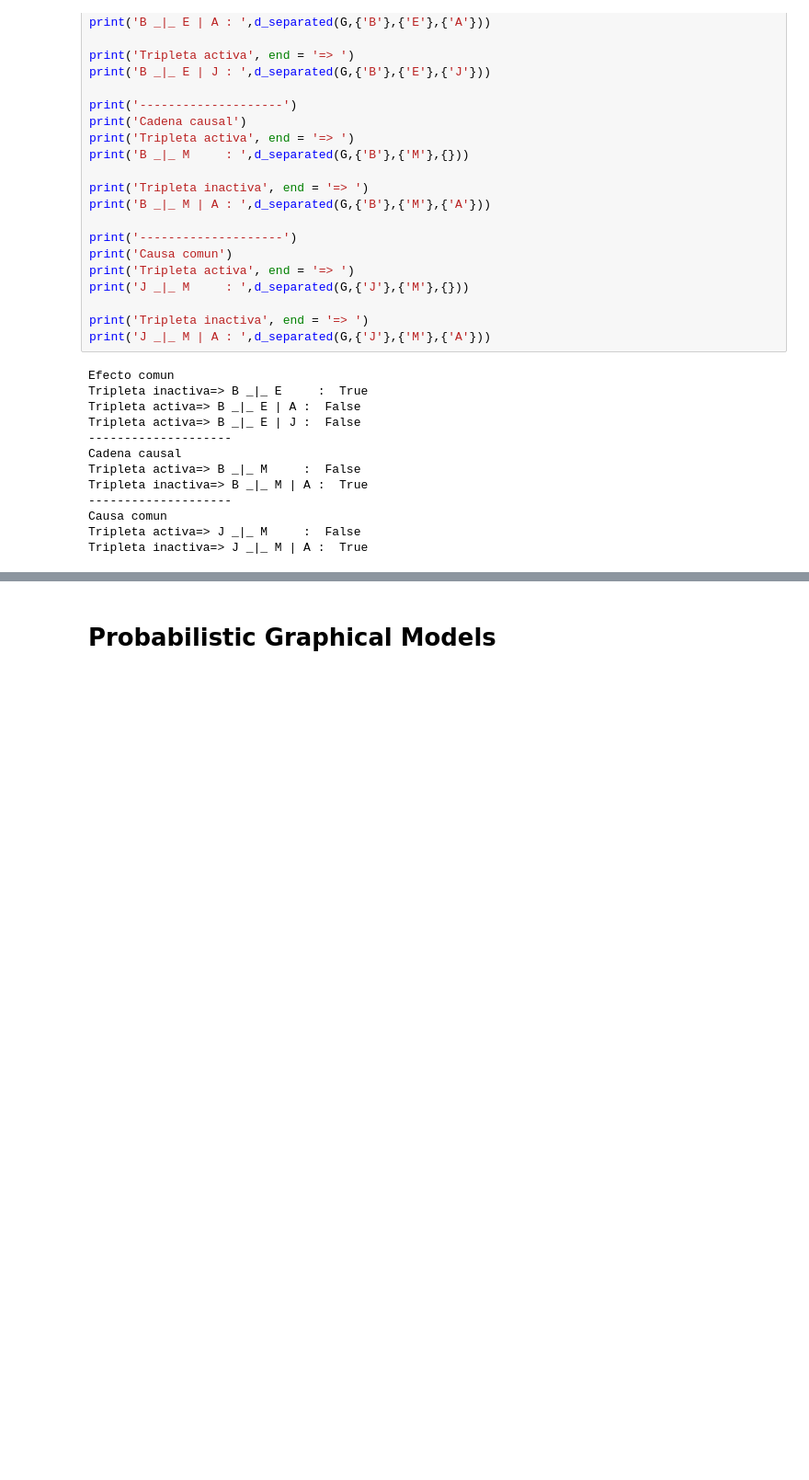
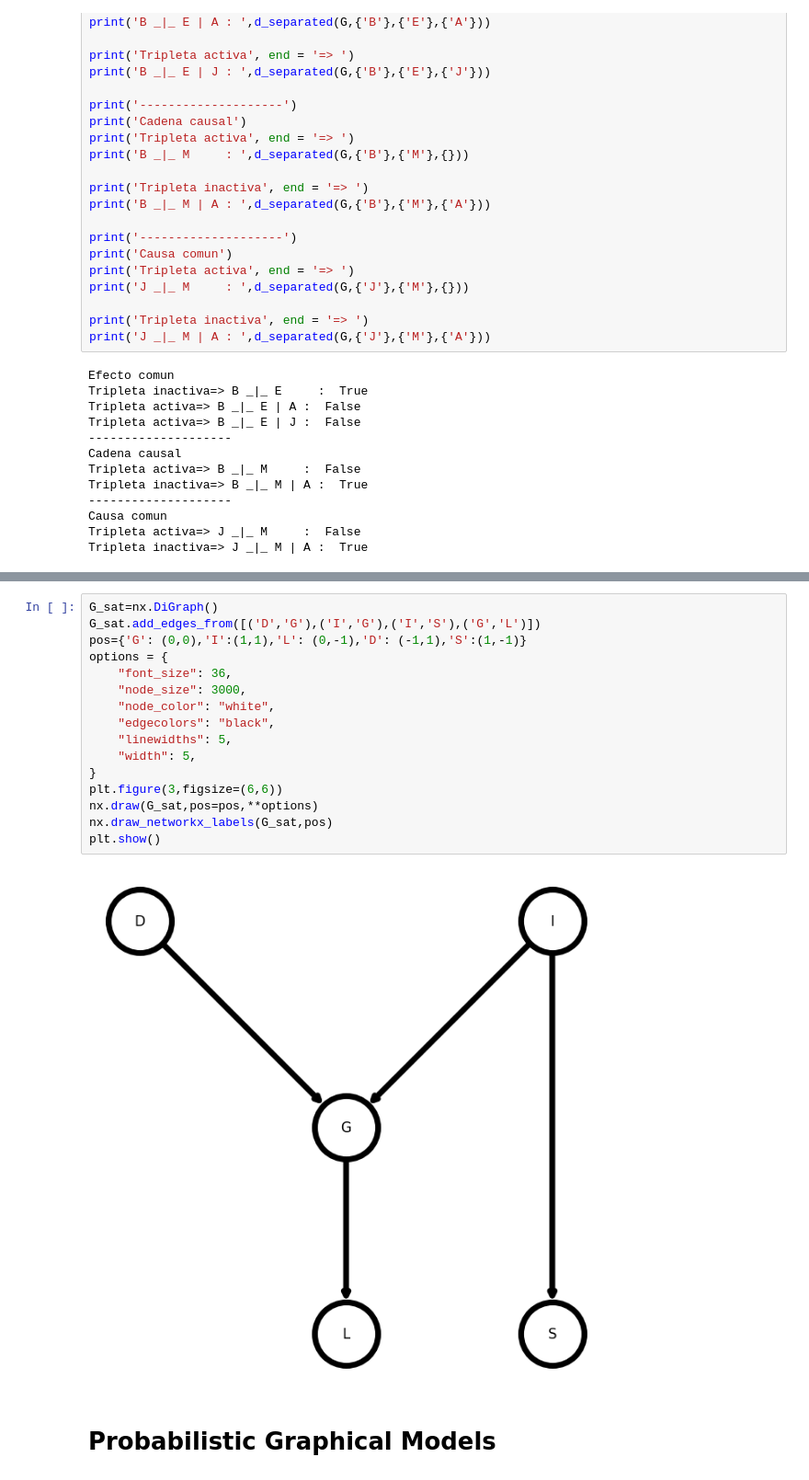
Before and after one commit to sherna90/inteligencia_artificial, a Jupyter notebook: 3.-Redes_Bayesianas.ipynb, the cells around one changed output, grey strips where cells are left out. Shown: that part at 92% size. Cells and saved outputs as stored; diff of their text form; blank space fills up the shorter version.

```diff
--- a/3.-Redes_Bayesianas.ipynb
+++ b/3.-Redes_Bayesianas.ipynb
@@ -61,6 +69,24 @@ Tripleta activa=> J _|_ M     :  False
 Tripleta inactiva=> J _|_ M | A :  True
 # %% [markdown]
 ![image.png](embedded-picture-1)
+# %%
+G_sat=nx.DiGraph()
+G_sat.add_edges_from([('D','G'),('I','G'),('I','S'),('G','L')])
+pos={'G': (0,0),'I':(1,1),'L': (0,-1),'D': (-1,1),'S':(1,-1)}
+options = {
+    "font_size": 36,
+    "node_size": 3000,
+    "node_color": "white",
+    "edgecolors": "black",
+    "linewidths": 5,
+    "width": 5,
+}
+plt.figure(3,figsize=(6,6))
+nx.draw(G_sat,pos=pos,**options)
+nx.draw_networkx_labels(G_sat,pos)
+plt.show()
+# %% [output]
+[figure, added]
 # %% [markdown]
 # Probabilistic Graphical Models
 # %%
```
Also changed, not shown: parts of 1 cell of this notebook.
